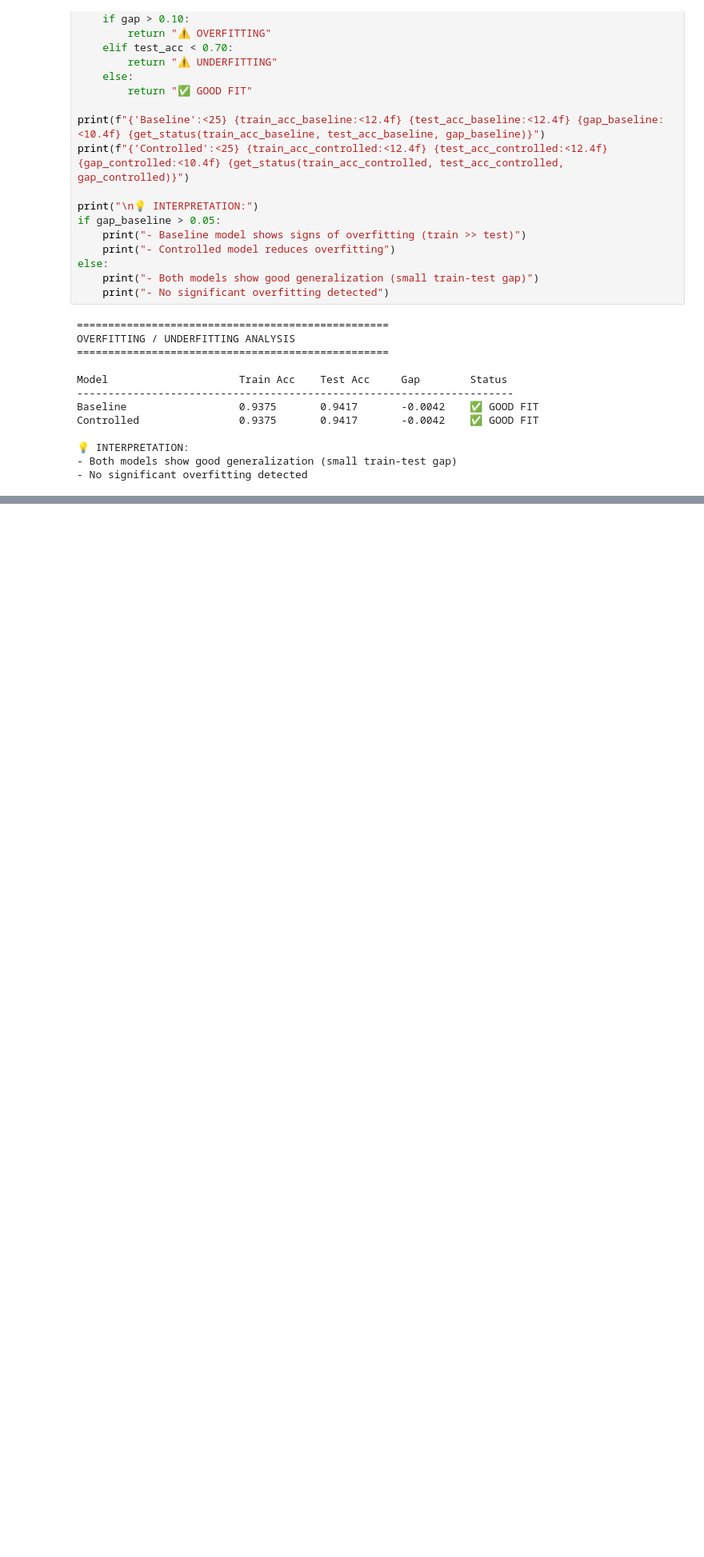
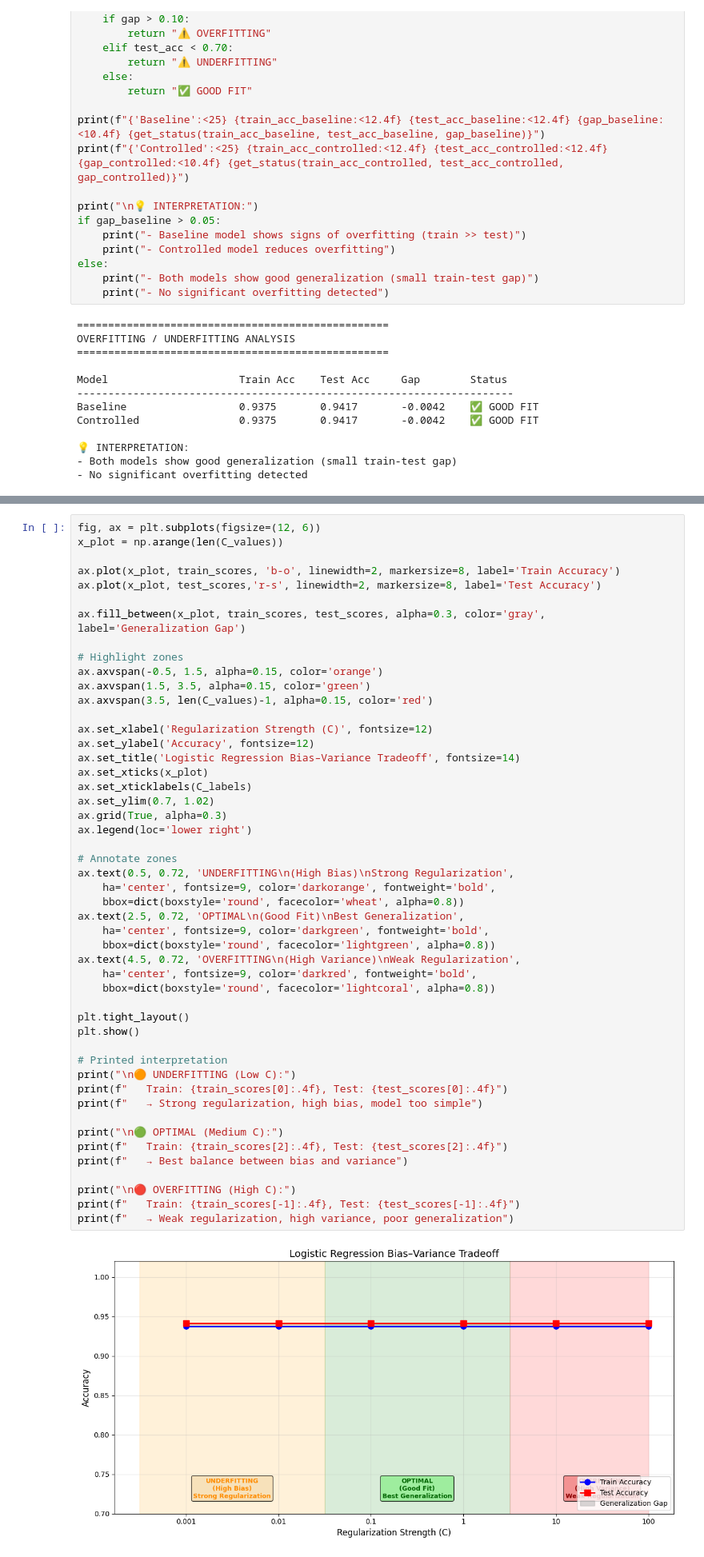
Before and after one commit to NGJIERU/WIE3007-GroupProject-Sem1-2025, a Jupyter notebook: notebooks/05_model_logistic_regression.ipynb, the cells around one changed output, grey strips where cells are left out. Shown at 80% size. Drawn from its saved outputs; the diff is of its cells as text; blank space fills up the shorter version.

```diff
--- a/notebooks/05_model_logistic_regression.ipynb
+++ b/notebooks/05_model_logistic_regression.ipynb
@@ -213,0 +390,51 @@ Controlled                0.9375       0.9417       -0.0042    ✅ GOOD FIT
+# %%
+fig, ax = plt.subplots(figsize=(12, 6))
+x_plot = np.arange(len(C_values))
+
+ax.plot(x_plot, train_scores, 'b-o', linewidth=2, markersize=8, label='Train Accuracy')
+ax.plot(x_plot, test_scores,'r-s', linewidth=2, markersize=8, label='Test Accuracy')
+
+ax.fill_between(x_plot, train_scores, test_scores, alpha=0.3, color='gray', label='Generalization Gap')
+
+# Highlight zones
+ax.axvspan(-0.5, 1.5, alpha=0.15, color='orange')
+ax.axvspan(1.5, 3.5, alpha=0.15, color='green')
+ax.axvspan(3.5, len(C_values)-1, alpha=0.15, color='red')
+
+ax.set_xlabel('Regularization Strength (C)', fontsize=12)
+ax.set_ylabel('Accuracy', fontsize=12)
+ax.set_title('Logistic Regression Bias–Variance Tradeoff', fontsize=14)
+ax.set_xticks(x_plot)
+ax.set_xticklabels(C_labels)
+ax.set_ylim(0.7, 1.02)
+ax.grid(True, alpha=0.3)
+ax.legend(loc='lower right')
+
+# Annotate zones
+ax.text(0.5, 0.72, 'UNDERFITTING\n(High Bias)\nStrong Regularization',
+    ha='center', fontsize=9, color='darkorange', fontweight='bold',
+    bbox=dict(boxstyle='round', facecolor='wheat', alpha=0.8))
+ax.text(2.5, 0.72, 'OPTIMAL\n(Good Fit)\nBest Generalization',
+    ha='center', fontsize=9, color='darkgreen', fontweight='bold',
+    bbox=dict(boxstyle='round', facecolor='lightgreen', alpha=0.8))
+ax.text(4.5, 0.72, 'OVERFITTING\n(High Variance)\nWeak Regularization',
+    ha='center', fontsize=9, color='darkred', fontweight='bold',
+    bbox=dict(boxstyle='round', facecolor='lightcoral', alpha=0.8))
+
+plt.tight_layout()
+plt.show()
+
+# Printed interpretation
+print("\n🟠 UNDERFITTING (Low C):")
+print(f"   Train: {train_scores[0]:.4f}, Test: {test_scores[0]:.4f}")
+print(f"   → Strong regularization, high bias, model too simple")
+
+print("\n🟢 OPTIMAL (Medium C):")
+print(f"   Train: {train_scores[2]:.4f}, Test: {test_scores[2]:.4f}")
+print(f"   → Best balance between bias and variance")
+
+print("\n🔴 OVERFITTING (High C):")
+print(f"   Train: {train_scores[-1]:.4f}, Test: {test_scores[-1]:.4f}")
+print(f"   → Weak regularization, high variance, poor generalization")
+# %% [output]
+[figure, added]
```
Also changed, not shown: parts of 6 cells of this notebook.
